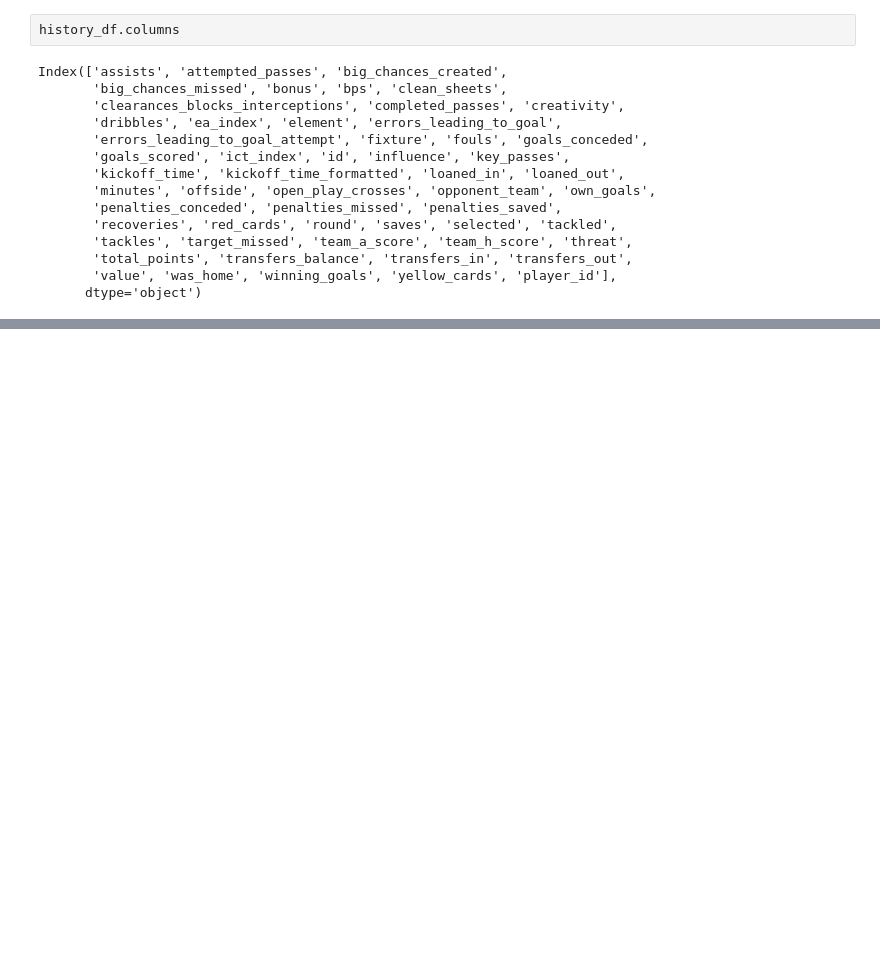
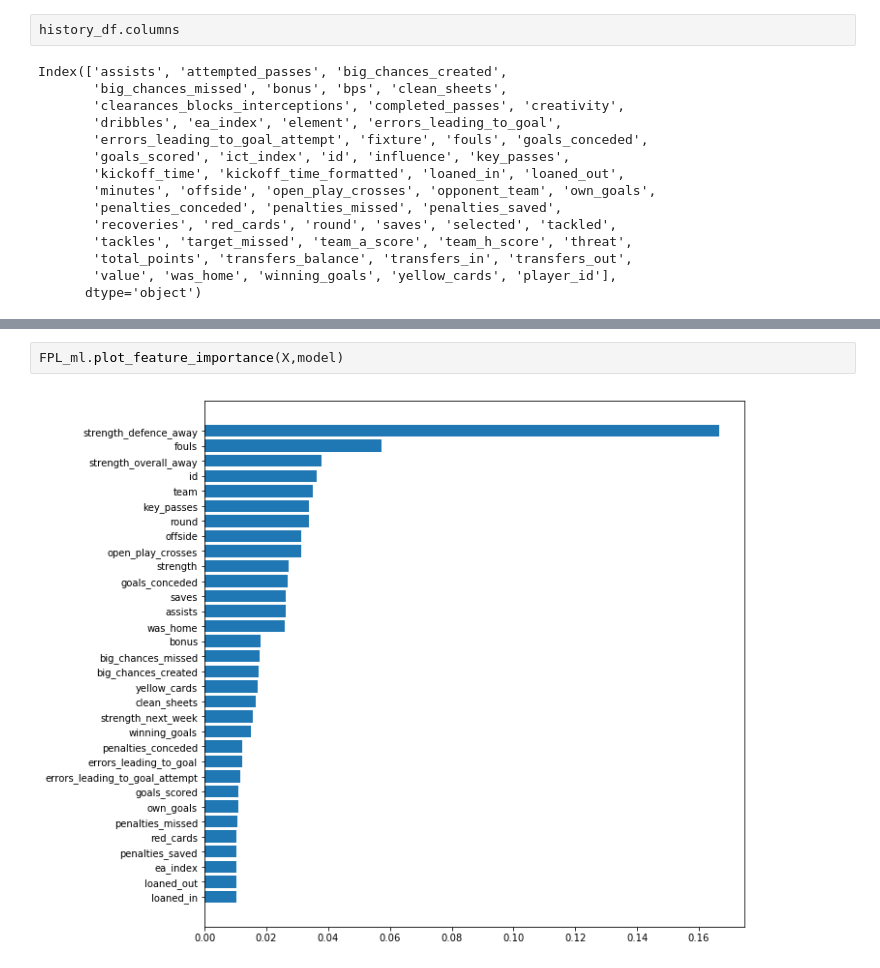
Before and after one commit to KnightAdz/Premier-League-Fantasy-Football, a Jupyter notebook: Gameweek prediction.ipynb, the cells around one changed output, grey strips where cells are left out. Drawn from its saved outputs; the diff is of its cells as text; blank space fills up the shorter version.

```diff
--- a/Gameweek prediction.ipynb
+++ b/Gameweek prediction.ipynb
@@ -354,0 +125,4 @@ plot_feature_importance(X,tree_model)
+# %%
+FPL_ml.plot_feature_importance(X,model)
+# %% [output]
+[figure, added]
```
Also changed, not shown: parts of 64 cells of this notebook, 12 other files.
